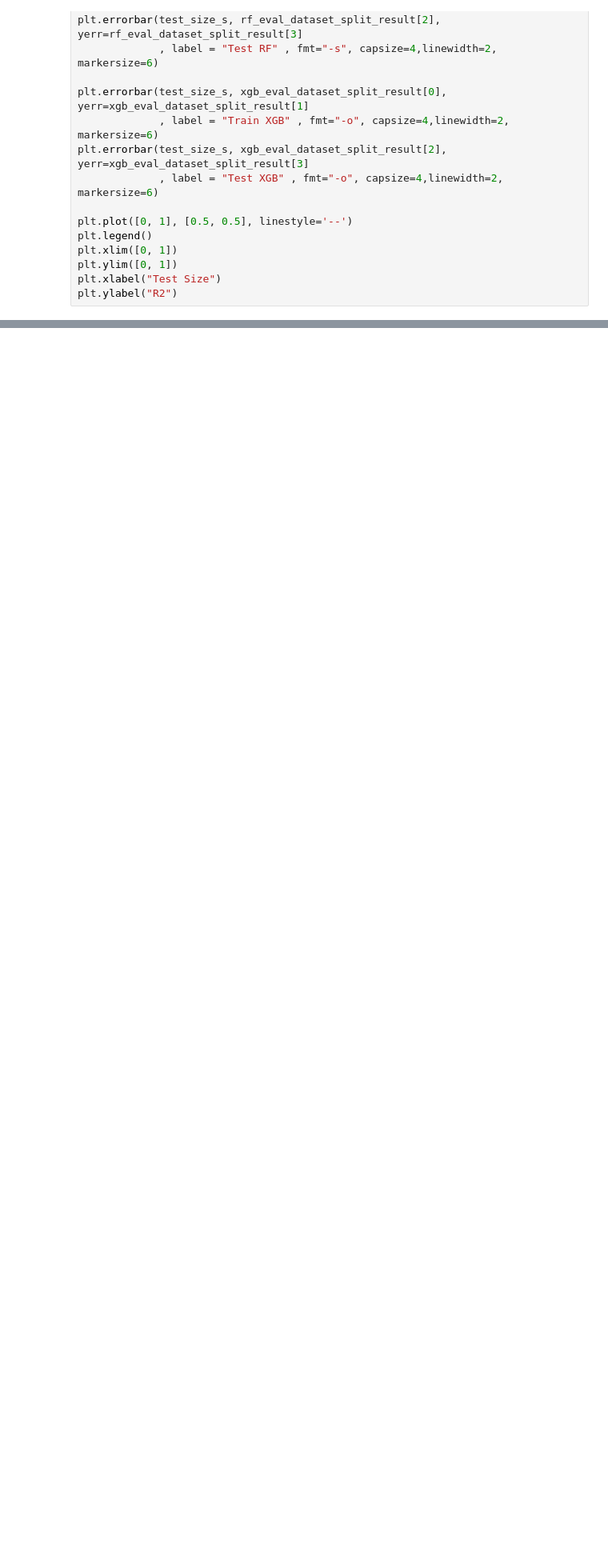
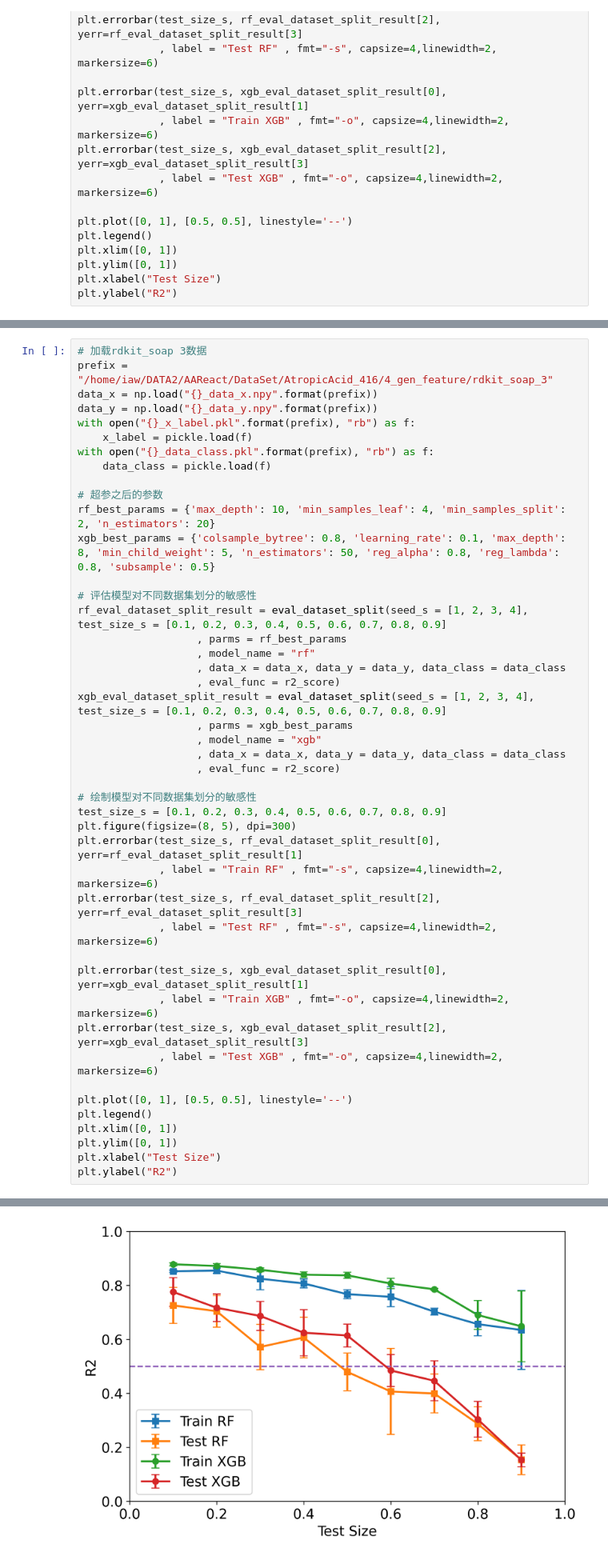
Before and after one commit to iawnix/AAReact, a Jupyter notebook: train/eval_ml_model_result.ipynb, the cells around one changed output, grey strips where cells are left out. Shown at 80% size. Cells and saved outputs as stored; diff of their text form; blank space fills up the shorter version.

Commit message:
update model feat and add rdkit+soap by m2

```diff
--- a/train/eval_ml_model_result.ipynb
+++ b/train/eval_ml_model_result.ipynb
@@ -186,0 +185,46 @@ plt.ylabel("R2")
+# %%
+# 加载rdkit_soap 3数据
+prefix = "/home/iaw/DATA2/AAReact/DataSet/AtropicAcid_416/4_gen_feature/rdkit_soap_3"
+data_x = np.load("{}_data_x.npy".format(prefix))
+data_y = np.load("{}_data_y.npy".format(prefix))
+with open("{}_x_label.pkl".format(prefix), "rb") as f:
+    x_label = pickle.load(f)
+with open("{}_data_class.pkl".format(prefix), "rb") as f:
+    data_class = pickle.load(f)
+
+# 超参之后的参数
+rf_best_params = {'max_depth': 10, 'min_samples_leaf': 4, 'min_samples_split': 2, 'n_estimators': 20}
+xgb_best_params = {'colsample_bytree': 0.8, 'learning_rate': 0.1, 'max_depth': 8, 'min_child_weight': 5, 'n_estimators': 50, 'reg_alpha': 0.8, 'reg_lambda': 0.8, 'subsample': 0.5}
+
+# 评估模型对不同数据集划分的敏感性
+rf_eval_dataset_split_result = eval_dataset_split(seed_s = [1, 2, 3, 4], test_size_s = [0.1, 0.2, 0.3, 0.4, 0.5, 0.6, 0.7, 0.8, 0.9]
+                   , parms = rf_best_params
+                   , model_name = "rf"
+                   , data_x = data_x, data_y = data_y, data_class = data_class
+                   , eval_func = r2_score)
+xgb_eval_dataset_split_result = eval_dataset_split(seed_s = [1, 2, 3, 4], test_size_s = [0.1, 0.2, 0.3, 0.4, 0.5, 0.6, 0.7, 0.8, 0.9]
+                   , parms = xgb_best_params
+                   , model_name = "xgb"
+                   , data_x = data_x, data_y = data_y, data_class = data_class
+                   , eval_func = r2_score)
+
+# 绘制模型对不同数据集划分的敏感性
+test_size_s = [0.1, 0.2, 0.3, 0.4, 0.5, 0.6, 0.7, 0.8, 0.9]
+plt.figure(figsize=(8, 5), dpi=300)
+plt.errorbar(test_size_s, rf_eval_dataset_split_result[0], yerr=rf_eval_dataset_split_result[1]
+             , label = "Train RF" , fmt="-s", capsize=4,linewidth=2, markersize=6)
+plt.errorbar(test_size_s, rf_eval_dataset_split_result[2], yerr=rf_eval_dataset_split_result[3]
+             , label = "Test RF" , fmt="-s", capsize=4,linewidth=2, markersize=6)
+
+plt.errorbar(test_size_s, xgb_eval_dataset_split_result[0], yerr=xgb_eval_dataset_split_result[1]
+             , label = "Train XGB" , fmt="-o", capsize=4,linewidth=2, markersize=6)
+plt.errorbar(test_size_s, xgb_eval_dataset_split_result[2], yerr=xgb_eval_dataset_split_result[3]
+             , label = "Test XGB" , fmt="-o", capsize=4,linewidth=2, markersize=6)
+
+plt.plot([0, 1], [0.5, 0.5], linestyle='--')
+plt.legend()
+plt.xlim([0, 1])
+plt.ylim([0, 1])
+plt.xlabel("Test Size")
+plt.ylabel("R2")
+# %% [output]
@@ -186,0 +232 @@ plt.ylabel("R2")
+[figure, added]
```
Also changed, not shown: parts of 7 cells of this notebook, 4 other files.
